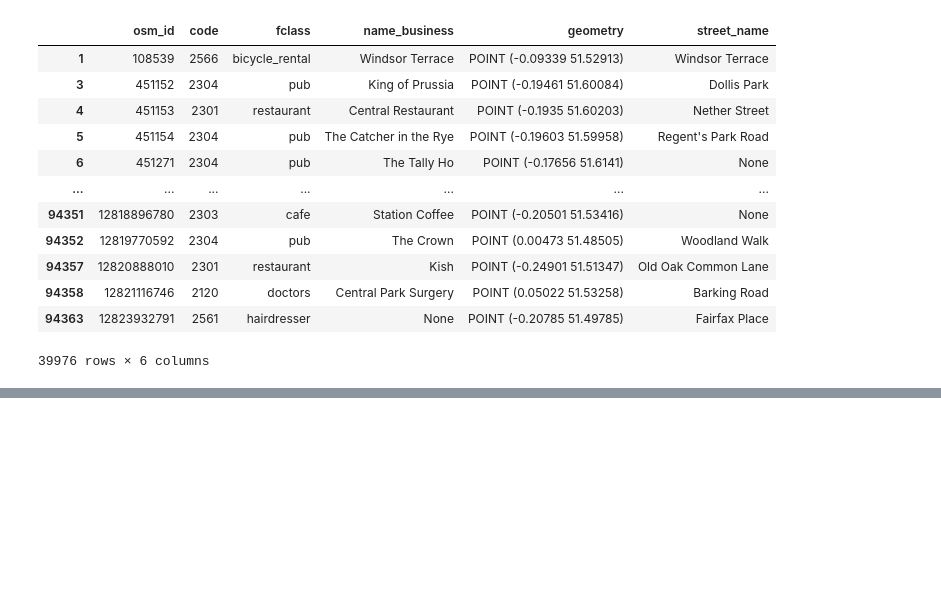
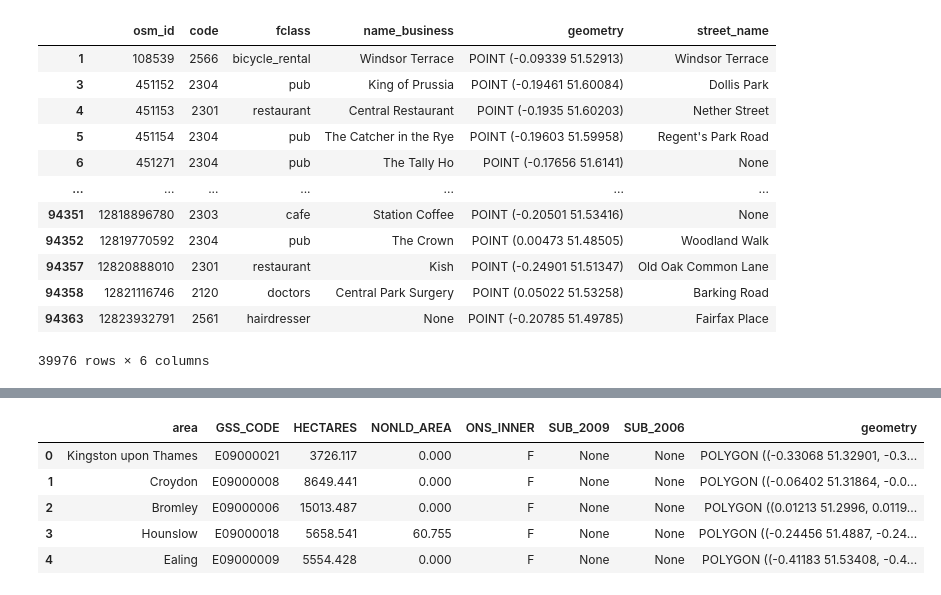
Before and after one commit to MoshaLangerak/knowledge-engineering, a Jupyter notebook: notebooks/osm-exploration-preprocessing.ipynb, the cells around one changed output, grey strips where cells are left out. Cells and saved outputs as stored; diff of their text form; code cells hidden in the pictures; blank space fills up the shorter version.

```diff
--- a/notebooks/osm-exploration.ipynb
+++ b/notebooks/osm-exploration-preprocessing.ipynb
@@ -151,0 +168,12 @@ gdf_places.head(10)
+# %%
+borough_boundaries = gpd.read_file('../data/raw/gis-boundaries-london/ESRI/London_Borough_Excluding_MHW.shp')
+borough_boundaries = borough_boundaries.rename(columns={'NAME': 'area'})
+borough_boundaries = borough_boundaries.to_crs(all_businesses.crs) # Ensure same CRS
+borough_boundaries.head()
+# %% [output]
+|  | area | GSS_CODE | HECTARES | NONLD_AREA | ONS_INNER | SUB_2009 | SUB_2006 | geometry |
+| 0 | Kingston upon Thames | E09000021 | 3726.117 | 0.000 | F | None | None | POLYGON ((-0.33068 51.32901, -0.3... |
+| 1 | Croydon | E09000008 | 8649.441 | 0.000 | F | None | None | POLYGON ((-0.06402 51.31864, -0.0... |
+| 2 | Bromley | E09000006 | 15013.487 | 0.000 | F | None | None | POLYGON ((0.01213 51.2996, 0.0119... |
+| 3 | Hounslow | E09000018 | 5658.541 | 60.755 | F | None | None | POLYGON ((-0.24456 51.4887, -0.24... |
+| 4 | Ealing | E09000009 | 5554.428 | 0.000 | F | None | None | POLYGON ((-0.41183 51.53408, -0.4... |
```
Also changed, not shown: parts of 8 cells of this notebook.
